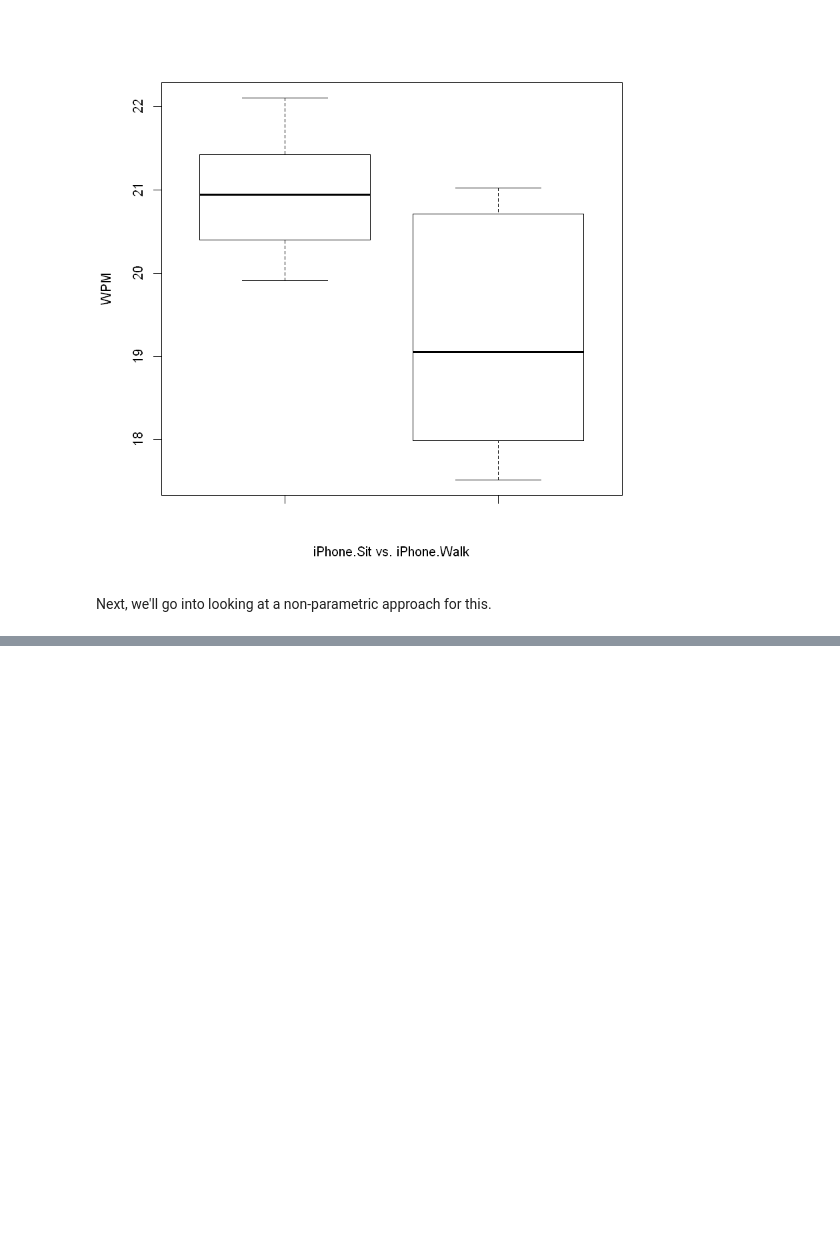
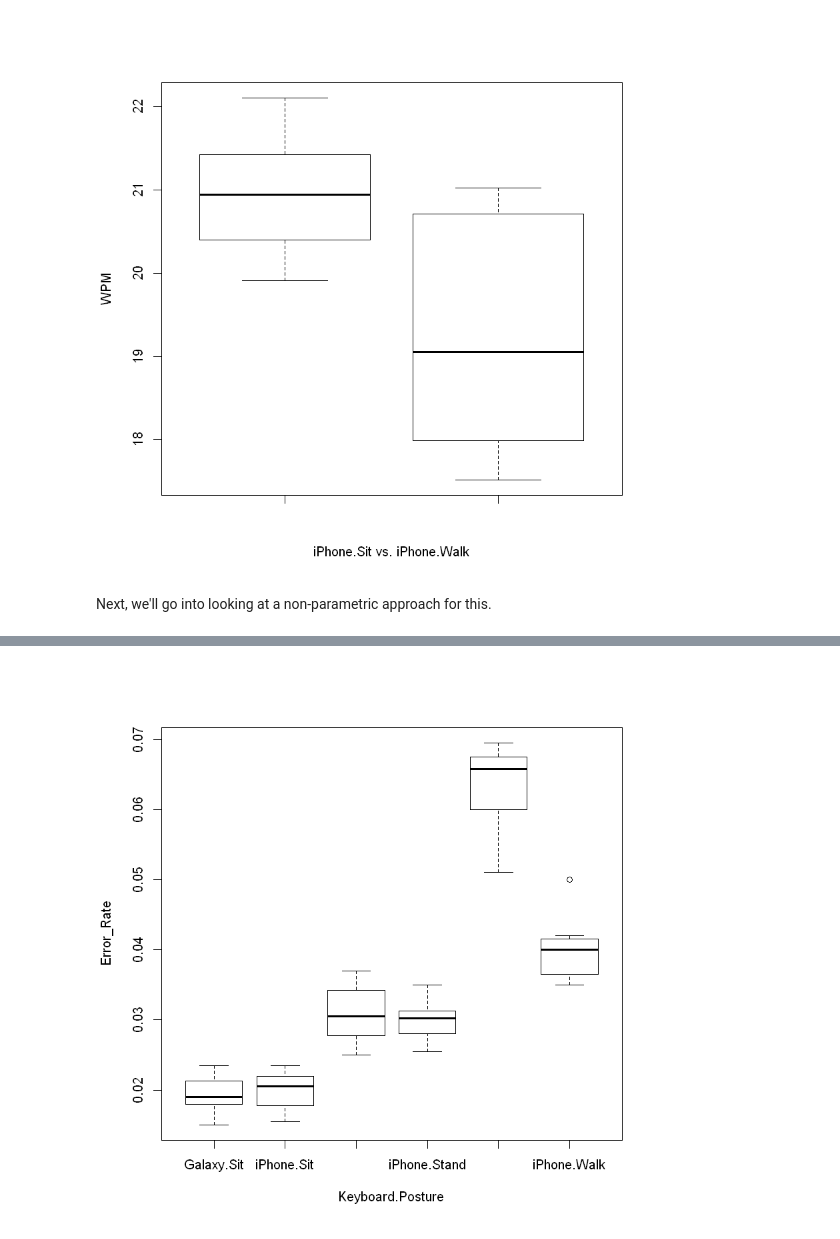
Before and after one commit to iamjz/R-Data, a Jupyter notebook: Designing, Running, and Analyzing Experiments/Week 07.ipynb, the cells around one changed output, grey strips where cells are left out. Saved outputs shown, nothing was run; the diff lists cells and outputs as text; code cells hidden in the pictures; blank space fills up the shorter version.

```diff
--- a/Designing, Running, and Analyzing Experiments/Week 07.ipynb
+++ b/Designing, Running, and Analyzing Experiments/Week 07.ipynb
@@ -375,0 +430,4 @@ Next, we'll go into looking at a non-parametric approach for this.
+# %%
+boxplot(Error_Rate ~ Keyboard * Posture, data=mbltxt, xlab="Keyboard.Posture", ylab="Error_Rate") # boxplots
+# %% [output]
+[figure, added]
```
Also changed, not shown: parts of 14 cells of this notebook.
